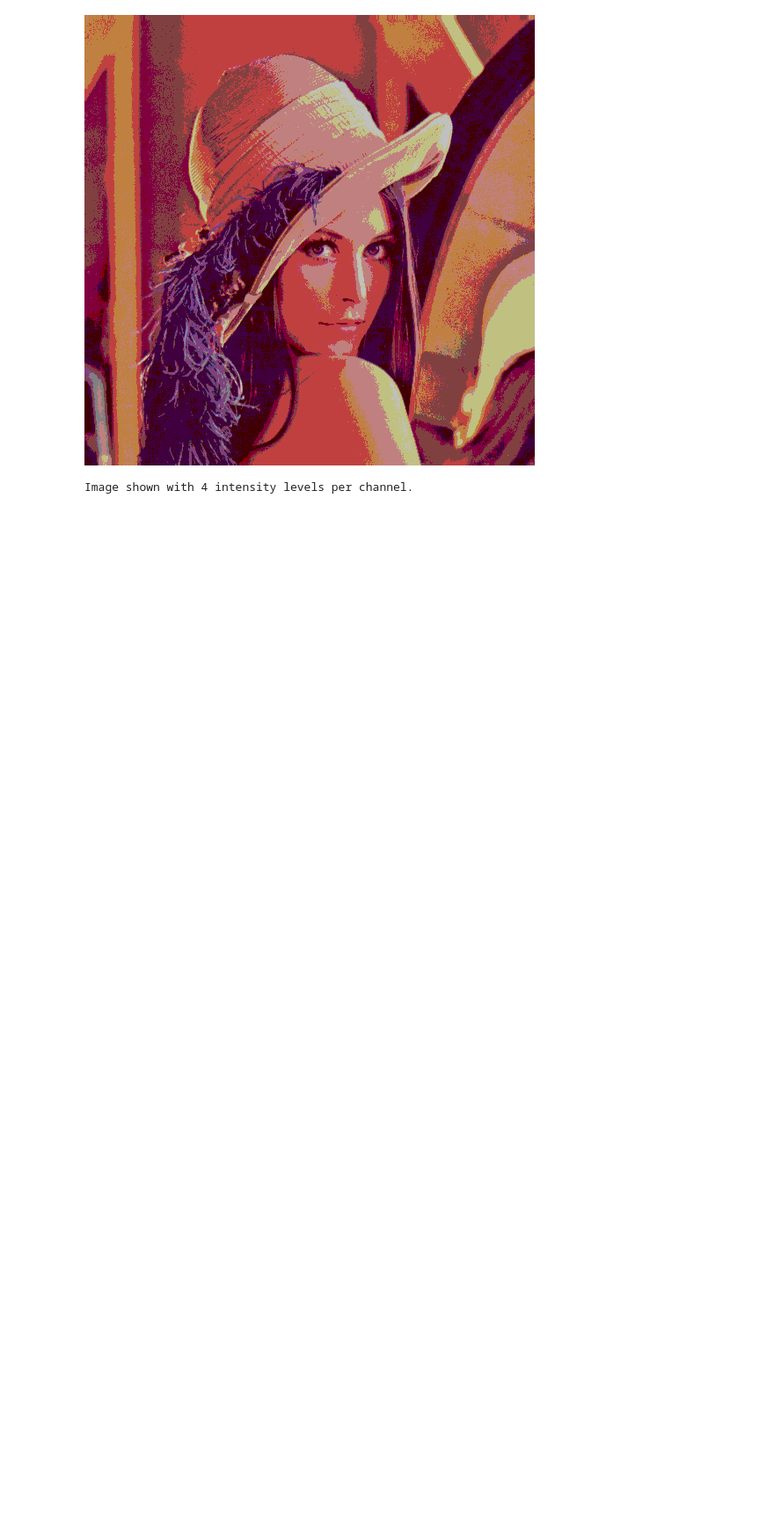
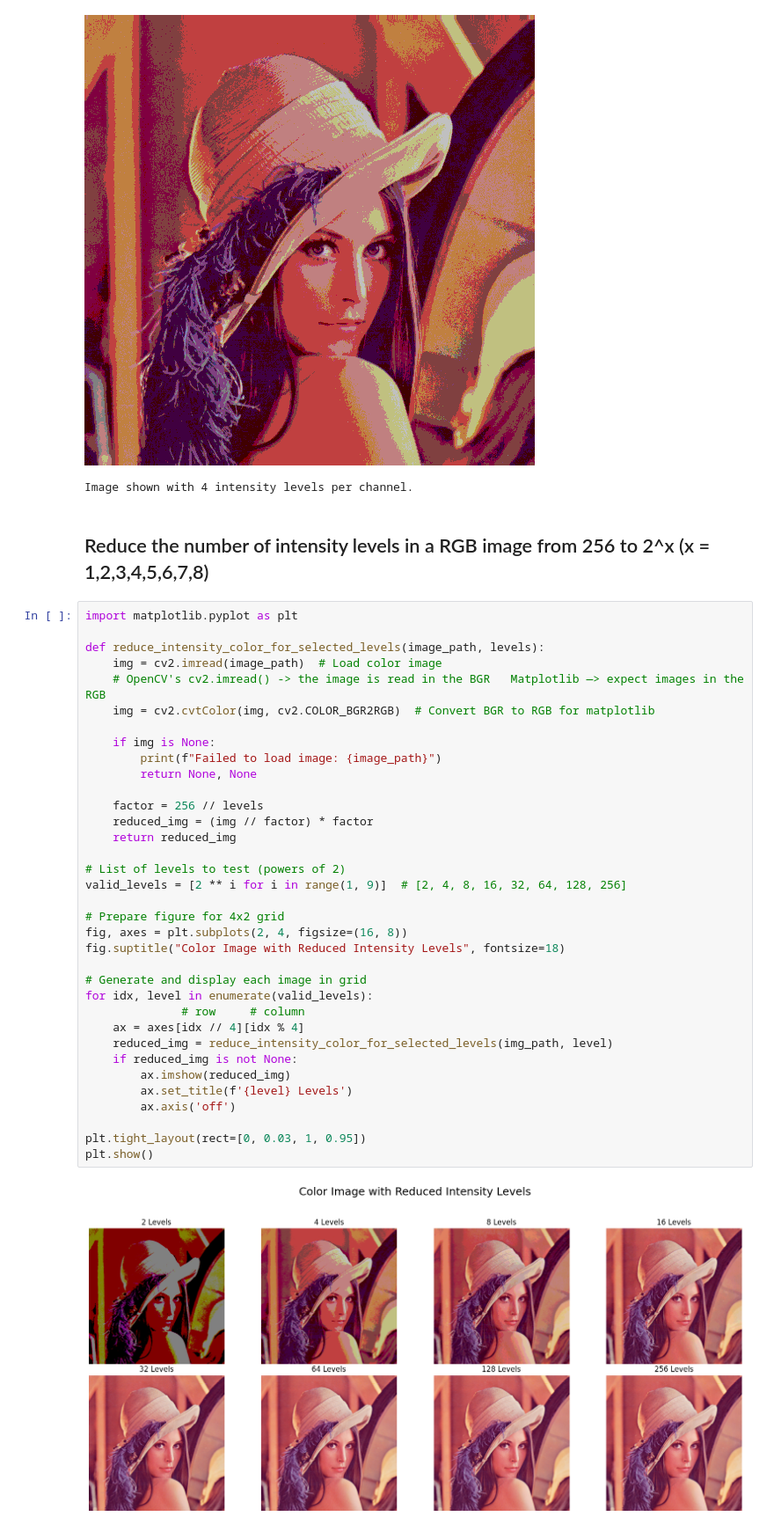
Before and after one commit to UmeshGayashan/EC7212-Take-Home-Assignment-1, a Jupyter notebook: TakeHomeAssingment1.ipynb, the cells around one changed output. Shown at 88% size. Cells and saved outputs as stored; diff of their text form; blank space fills up the shorter version.

Commit message:
Reduce the number of intensity levels in a RGB image from 256 to 2^x (x = 1,2,3,4,5,6,7,8)

```diff
--- a/TakeHomeAssingment1.ipynb
+++ b/TakeHomeAssingment1.ipynb
@@ -71,3 +71,42 @@ reduce_intensity_color(img_path, 4)
 # %% [output]
 [figure]
 Image shown with 4 intensity levels per channel.
+# %% [markdown]
+<h2>Reduce the number of intensity levels in a RGB image from 256 to 2^x (x = 1,2,3,4,5,6,7,8)
+# %%
+import matplotlib.pyplot as plt
+
+def reduce_intensity_color_for_selected_levels(image_path, levels):
+    img = cv2.imread(image_path)  # Load color image
+    # OpenCV's cv2.imread() -> the image is read in the BGR   Matplotlib —> expect images in the RGB
+    img = cv2.cvtColor(img, cv2.COLOR_BGR2RGB)  # Convert BGR to RGB for matplotlib
+
+    if img is None:
+        print(f"Failed to load image: {image_path}")
+        return None, None
+
+    factor = 256 // levels
+    reduced_img = (img // factor) * factor
+    return reduced_img
+
+# List of levels to test (powers of 2)
+valid_levels = [2 ** i for i in range(1, 9)]  # [2, 4, 8, 16, 32, 64, 128, 256]
+
+# Prepare figure for 4x2 grid
+fig, axes = plt.subplots(2, 4, figsize=(16, 8))
+fig.suptitle("Color Image with Reduced Intensity Levels", fontsize=18)
+
+# Generate and display each image in grid
+for idx, level in enumerate(valid_levels):
+              # row     # column
+    ax = axes[idx // 4][idx % 4]
+    reduced_img = reduce_intensity_color_for_selected_levels(img_path, level)
+    if reduced_img is not None:
+        ax.imshow(reduced_img)
+        ax.set_title(f'{level} Levels')
+        ax.axis('off')
+
+plt.tight_layout(rect=[0, 0.03, 1, 0.95])
+plt.show()
+# %% [output]
+[figure, added]
```
